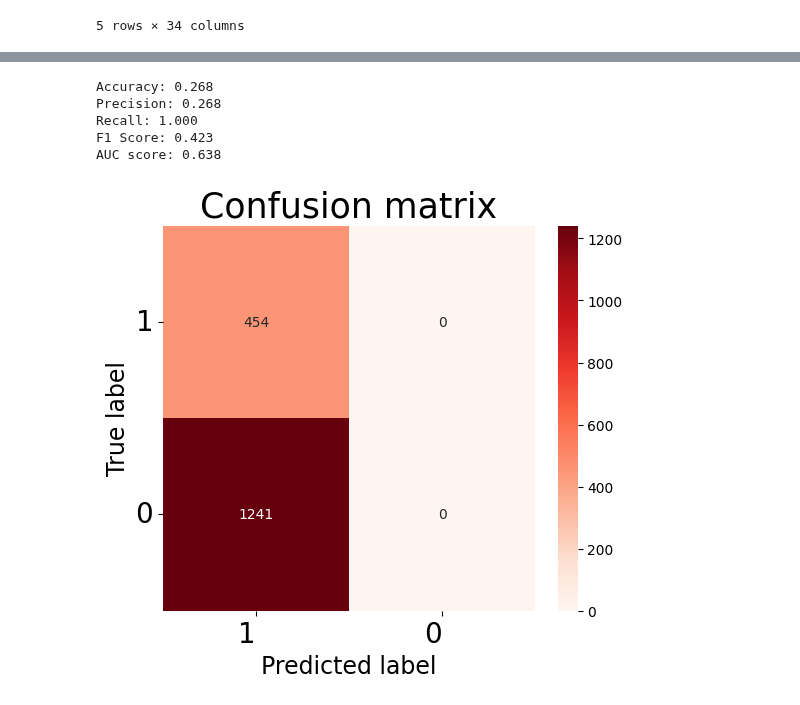
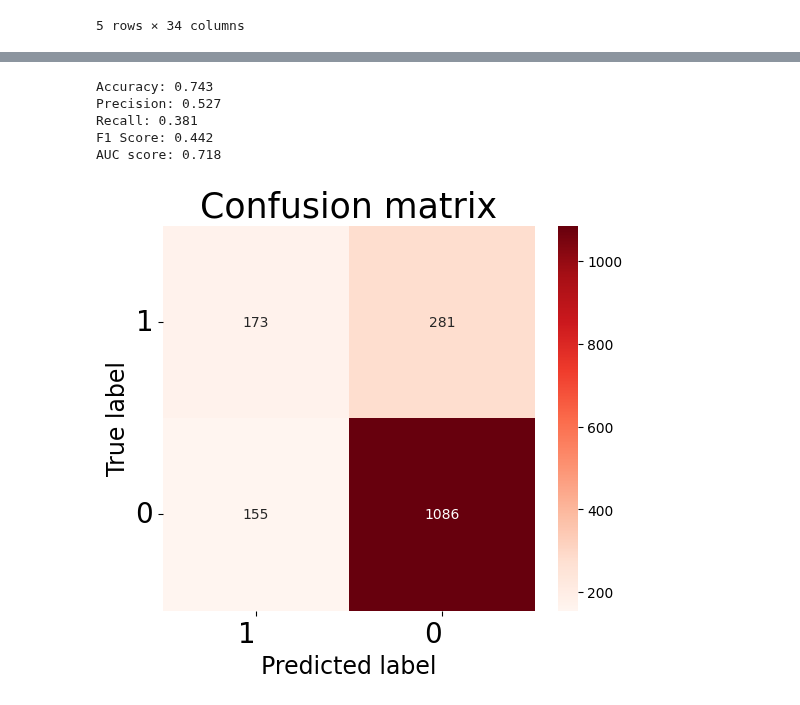
Before and after one commit to Johneinsteinwong/COMP7015_GroupProject, a Jupyter notebook: train_lightgbm.ipynb, the cells around one changed output, grey strips where cells are left out. Drawn from its saved outputs; the diff is of its cells as text; code cells hidden in the pictures.

```diff
--- a/train_lightgbm.ipynb
+++ b/train_lightgbm.ipynb
@@ -109,0 +90,11 @@ Early stopping, best iteration is:
+# %%
+eval_result = {}
+record_evaluation_callback = lgb.callback.record_evaluation(eval_result =eval_result )
+
+model = LGBMClassifier(**params)
+model.fit(
+    x_train, y_train,
+    eval_set=[(x_test, y_test)],
+    callbacks=[record_evaluation_callback],
+    eval_metric=f1_metric
+)
@@ -115,13 +131,12 @@ lgb.plot_metric(eval_result,metric='auc')
 # %%
 from util import *
-y_pred = model.predict(x_test)
-p = sigmoid(y_pred)
-y_label = (p>0.5).astype(int)
+p = model.predict_proba(x_test, verbosity=-1)[:,1]
+y_label = model.predict(x_test, verbosity=-1)
 evaluate_model(y_test, y_label, p)
 # %% [output]
-Accuracy: 0.268
-Precision: 0.268
-Recall: 1.000
-F1 Score: 0.423
-AUC score: 0.638
+Accuracy: 0.743
+Precision: 0.527
+Recall: 0.381
+F1 Score: 0.442
+AUC score: 0.718
-[figure, old version]
+[figure, new version]
```
Also changed, not shown: parts of 6 cells of this notebook, 2 other files.
